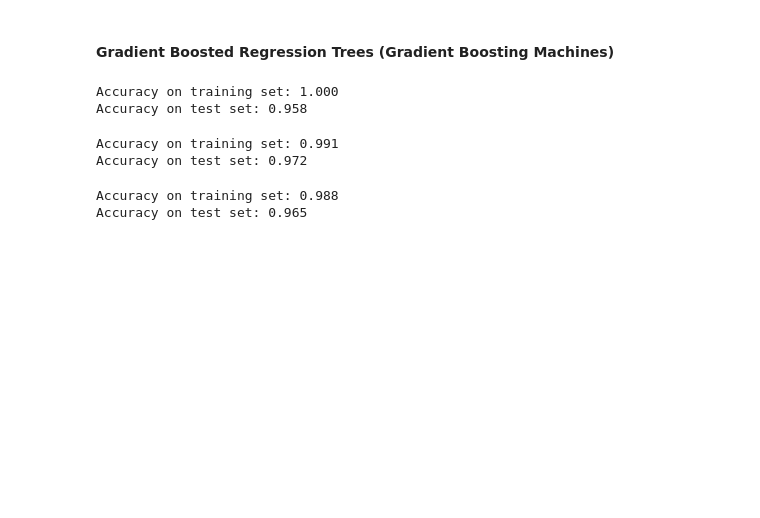
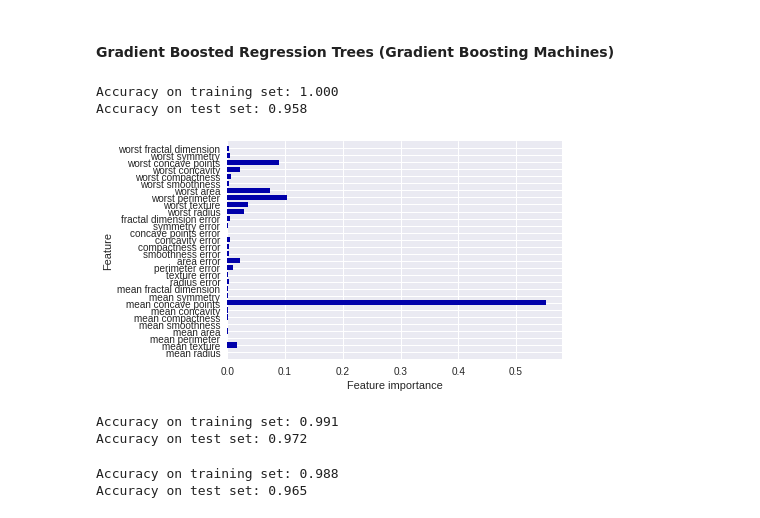
Before and after one commit to jubilantsundar/SysBioShortCourse, a Jupyter notebook: 02-supervised-learning-solved.ipynb, the cells around one changed output. Saved outputs shown, nothing was run; the diff lists cells and outputs as text; code cells hidden in the pictures; blank space fills up the shorter version.

```diff
--- a/02-supervised-learning-solved.ipynb
+++ b/02-supervised-learning-solved.ipynb
@@ -444,6 +444,10 @@ print("Accuracy on test set: {:.3f}".format(gbrt.score(X_test, y_test)))
 # %% [output]
 Accuracy on training set: 1.000
 Accuracy on test set: 0.958
+# %%
+plot_feature_importances_cancer(gbrt)
+# %% [output]
+[figure, added]
 # %%
 gbrt = GradientBoostingClassifier(random_state=0, max_depth=1)
 gbrt.fit(X_train, y_train)
```
Also changed, not shown: parts of 10 cells of this notebook.
